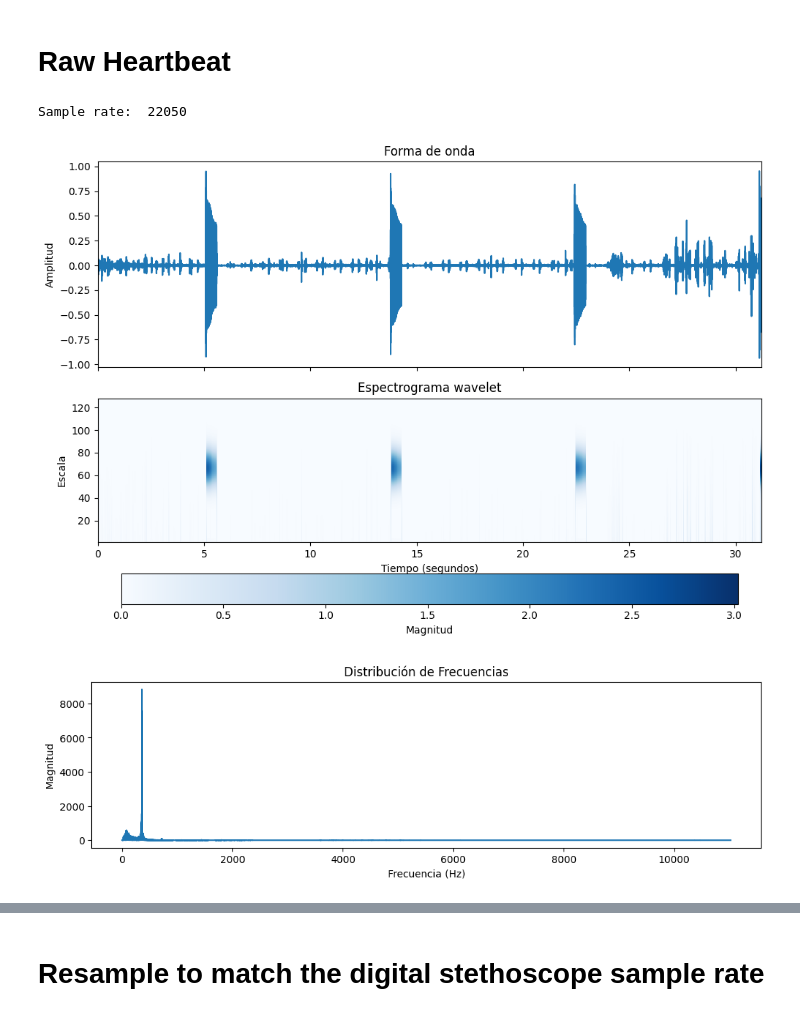
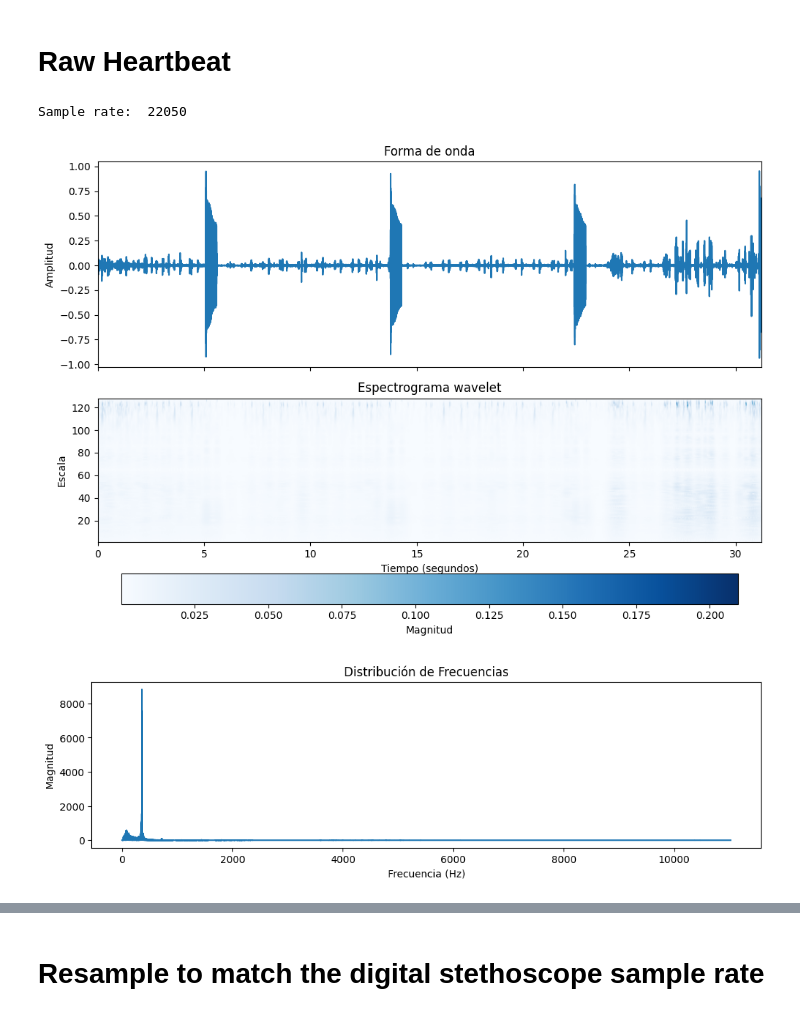
Before and after one commit to Afroefras/coratech, a Jupyter notebook: notebooks/trigger/trigger_notification_mobile.ipynb, the cells around one changed output, grey strips where cells are left out. Saved outputs shown, nothing was run; the diff lists cells and outputs as text; code cells hidden in the pictures.

```diff
--- a/notebooks/trigger/trigger_notification_mobile.ipynb
+++ b/notebooks/trigger/trigger_notification_mobile.ipynb
@@ -17,17 +17,17 @@ from helpers.transform import apply_bandpass_filter, min_max_scale
 # %%
 AUDIO_NAME = "test-20240902-1554.wav"
 audio_dir = get_base_dir().joinpath("data", "mobile", "test", AUDIO_NAME)
 
 audio, sample_rate = torchaudio.load(str(audio_dir))
 print("Sample rate: ", sample_rate)
 
-plot_wavelet_spectrogram(audio.numpy(), sample_rate, downsample_factor=1)
+plot_wavelet_spectrogram(audio.numpy(), sample_rate)  # , downsample_factor=1)
 plot_audio_fft(audio.numpy(), sample_rate)
 
 Audio(audio, rate=sample_rate, autoplay=True)
 # %% [output]
 Sample rate:  22050
-[figure, old version]
+[figure, new version]
 [figure]
 [interactive output not drawn]
 # %% [markdown]
```
Also changed, not shown: parts of 5 cells of this notebook, 17 other files.
